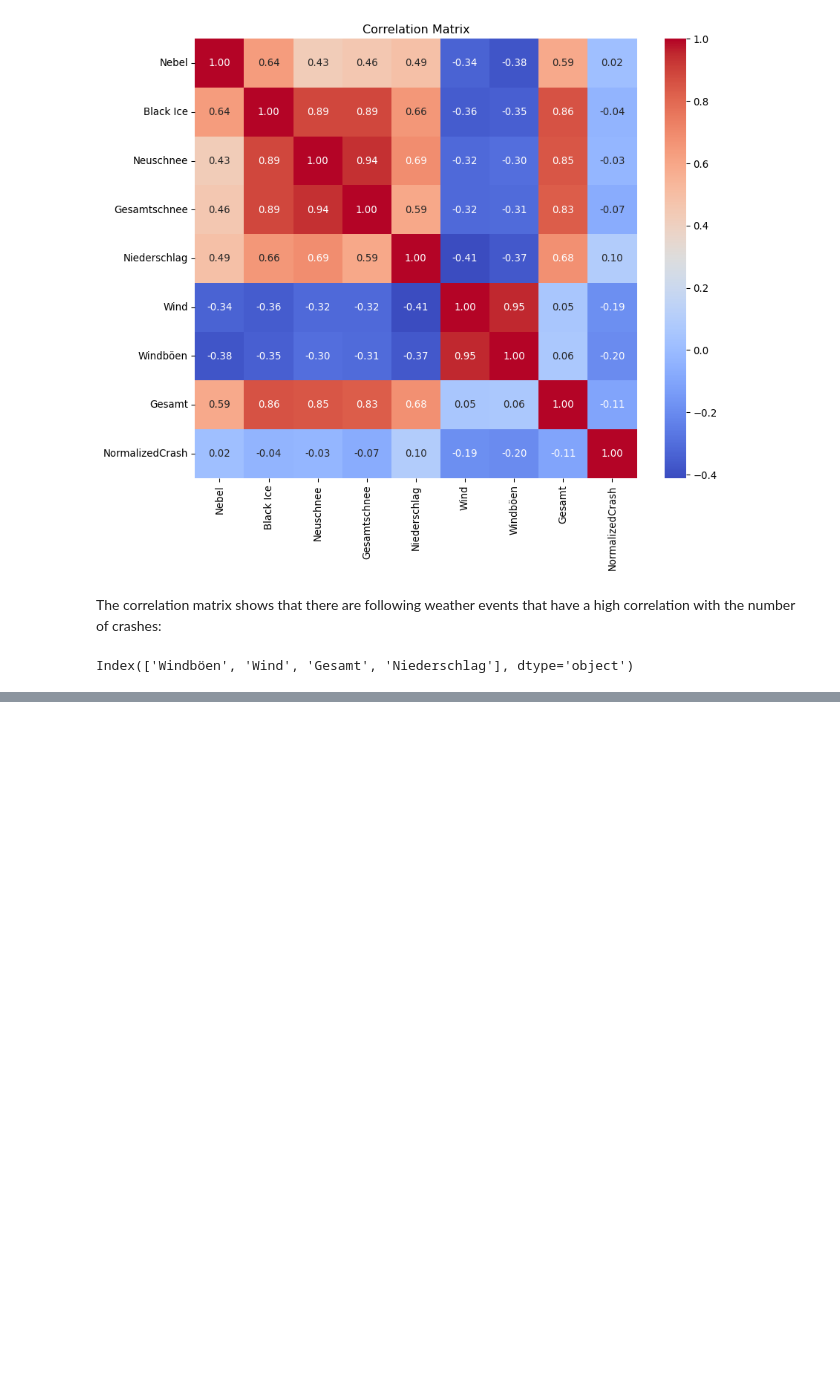
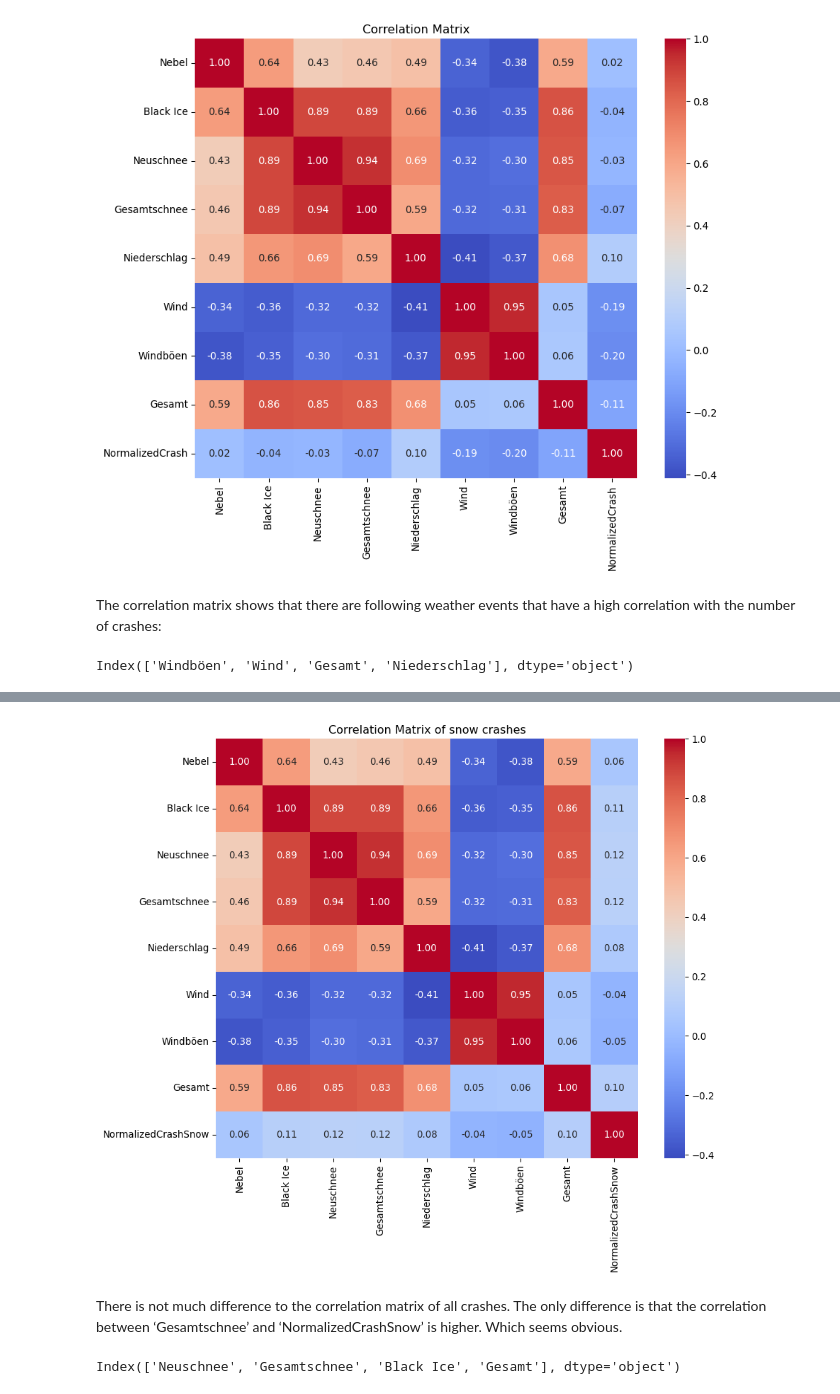
Before and after one commit to lifeoffelixt/2023-amse-he46pusa, a Jupyter notebook: project/final_report/final_report.ipynb, the cells around one changed output, grey strips where cells are left out. Saved outputs shown, nothing was run; the diff lists cells and outputs as text; code cells hidden in the pictures; blank space fills up the shorter version.

```diff
--- a/project/final_report/final_report.ipynb
+++ b/project/final_report/final_report.ipynb
@@ -180,0 +257,19 @@ fig_4.show()
+# %%
+# List of columns to exclude from correlation calculation
+columns_to_exclude = ['index','Strecke', 'StreckeID', 'Kilometer', 'Count', 'CrashCount', 'CrashCountWet', 'CrashCountSnow', 'CrashCountWetSnow','Latitude', 'Longitude', 'NormalizedCrash', 'NormalizedCrashWet', 'NormalizedCrashWetSnow']  # Add the column names you want to exclude
+
+plt, corr_matrix = correlationPlot(data, columns_to_exclude, 'Correlation Matrix of snow crashes')
+plt.show()
+# %% [output]
+[figure, added]
+# %% [markdown]
+There is not much difference to the correlation matrix of all crashes.
+The only difference is that the correlation between ‘Gesamtschnee’ and
+‘NormalizedCrashSnow’ is higher. Which seems obvious.
+# %%
+# Find the column(s) with the highest correlation coefficient(s)
+highest_corr = corr_matrix['NormalizedCrashSnow'].abs().nlargest(5)
+top_weather_phenomena = highest_corr.index[1:]
+top_weather_phenomena
+# %% [output]
+Index(['Neuschnee', 'Gesamtschnee', 'Black Ice', 'Gesamt'], dtype='object')
```
Also changed, not shown: parts of 21 cells of this notebook, 1 other file.
